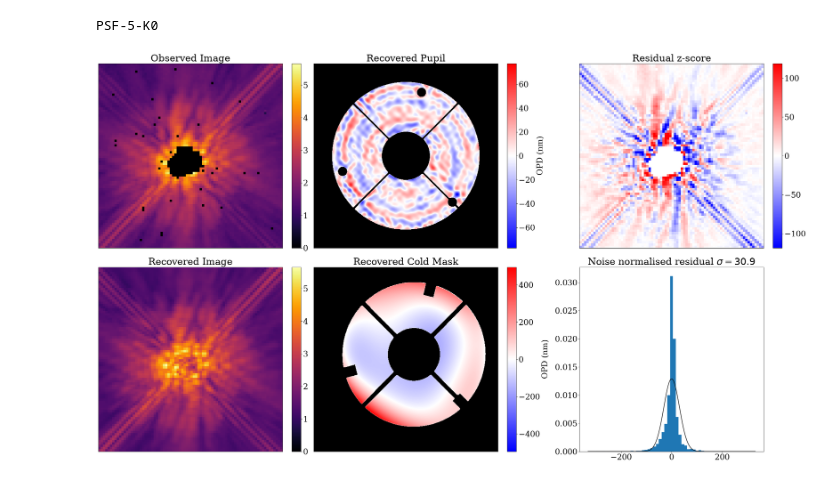
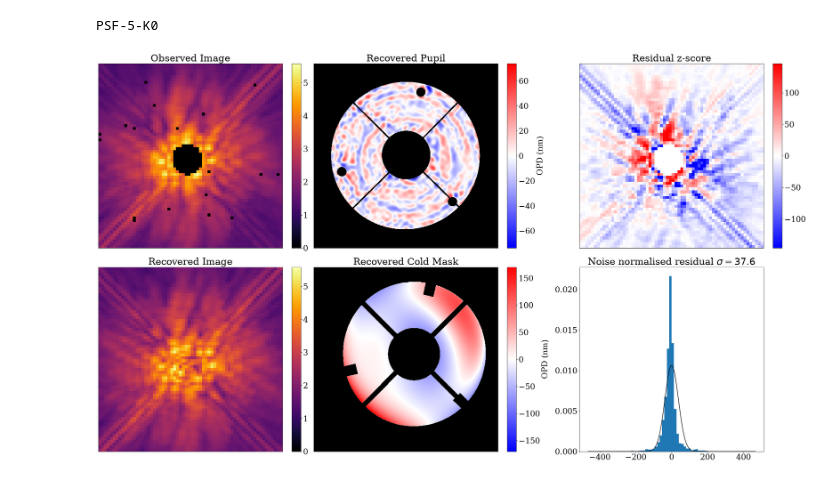
Before and after one commit to h-greer/hubble, a Jupyter notebook: notebooks/turboklip.ipynb, the cells around one changed output. Saved outputs shown, nothing was run; the diff lists cells and outputs as text; code cells hidden in the pictures.

Commit message:
wavefront pca renaming and GM Aur

```diff
--- a/notebooks/turboklip.ipynb
+++ b/notebooks/turboklip.ipynb
@@ -138,4 +87,30 @@ params = ModelParams(params)
+# %%
+optical_params = np.load("../data/calibrator_optical_params.npy", allow_pickle=True)[()]
+per_exposure_init = ["cold_mask_shift", "cold_mask_opd", "defocus1", "defocus2"]   # medians as starting values
+
+params = {k: {} for k in ["spectrum", "primary_wpca", "primary_low", "primary_tilt", "cold_mask_tilt", "bias"] + per_exposure_init}
+for exp in exposures_single:
+    key = lambda k: exp.fit.get_key(exp, k)
+    params["spectrum"][key("spectrum")] = np.zeros(npoly).at[0].set(1.)          # rescaled below
+    params["primary_tilt"][key("primary_tilt")] = np.array([-0.05, -0.75])*0.075
+    params["cold_mask_tilt"][key("cold_mask_tilt")] = hole_tilt(exp)             # as calibrator-joint
+    params["primary_wpca"][key("primary_wpca")] = np.zeros(n_wpca)               # 0 = the calibrators' mean wavefront
+    params["primary_low"][key("primary_low")] = np.zeros(n_zernikes)
+    params["bias"][key("bias")] = 0.
+    for k in per_exposure_init:
+        params[k][key(k)] = np.asarray(optical_params[k]["global"])
+
+params |= {k: v for k, v in optical_params.items() if k not in per_exposure_init}
+
+model_single = set_array(NICMOSModel(exposures_single, params, optics, detector))
+params = ModelParams(params)
+
+# Star flux: match the total flux of the data over the unmasked pixels (as aumic-f180m)
+render = eqx.filter_jit(lambda m, e: e.fit(m, e))
+star = [render(params.inject(model_single), e) for e in exposures_single]
+c = sum(np.nansum(np.where(e.bad, 0., e.data)) for e in exposures_single) / sum(np.nansum(np.where(e.bad, 0., s)) for e, s in zip(exposures_single, star))
+params = ModelParams(params.params | {"spectrum": jax.tree.map(lambda s: s*c, params.params["spectrum"])})
 # %%
-plot_comparison(model_single, params, exposures_single, percentile=99, wf_size=512, klip=True)
+plot_comparison(model_single, params, exposures_single, percentile=99, wf_size=512)
 # %% [output]
-[figure, old version]
+[figure, new version]
```
Also changed, not shown: parts of 10 cells of this notebook, 17 other files.
